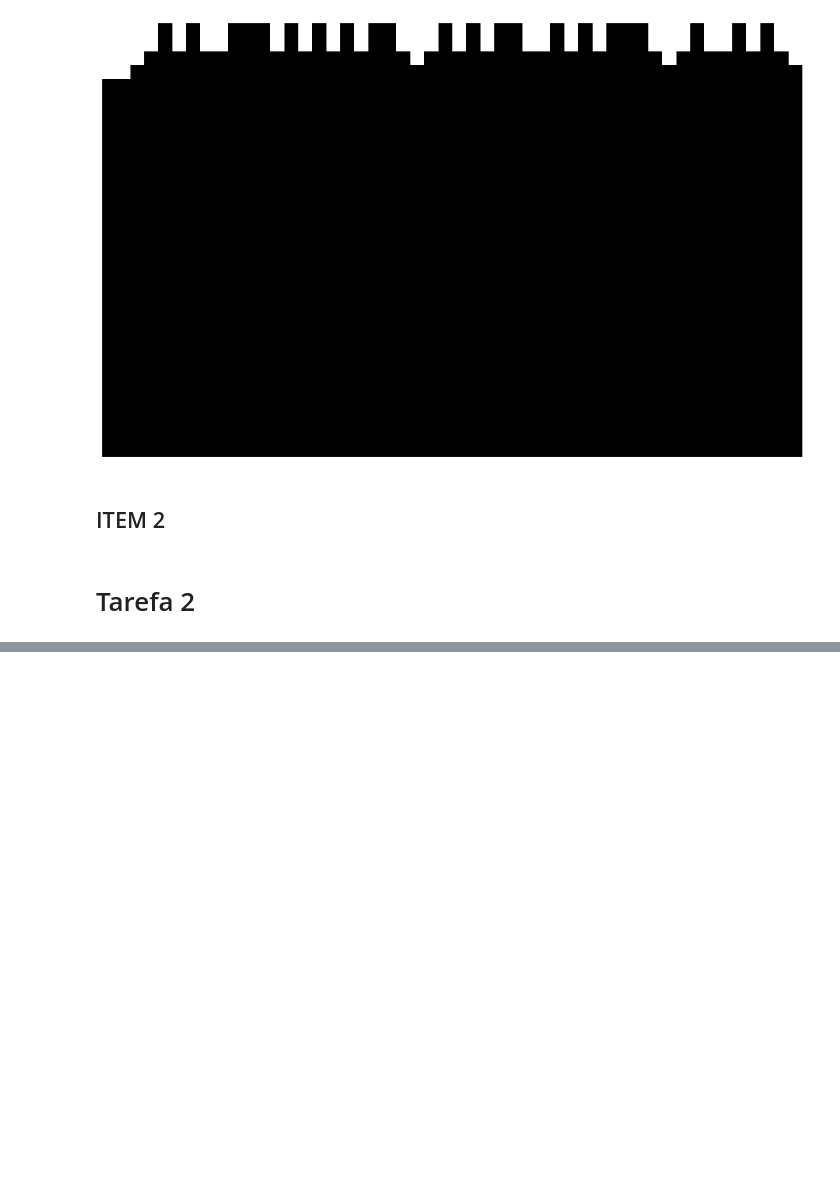
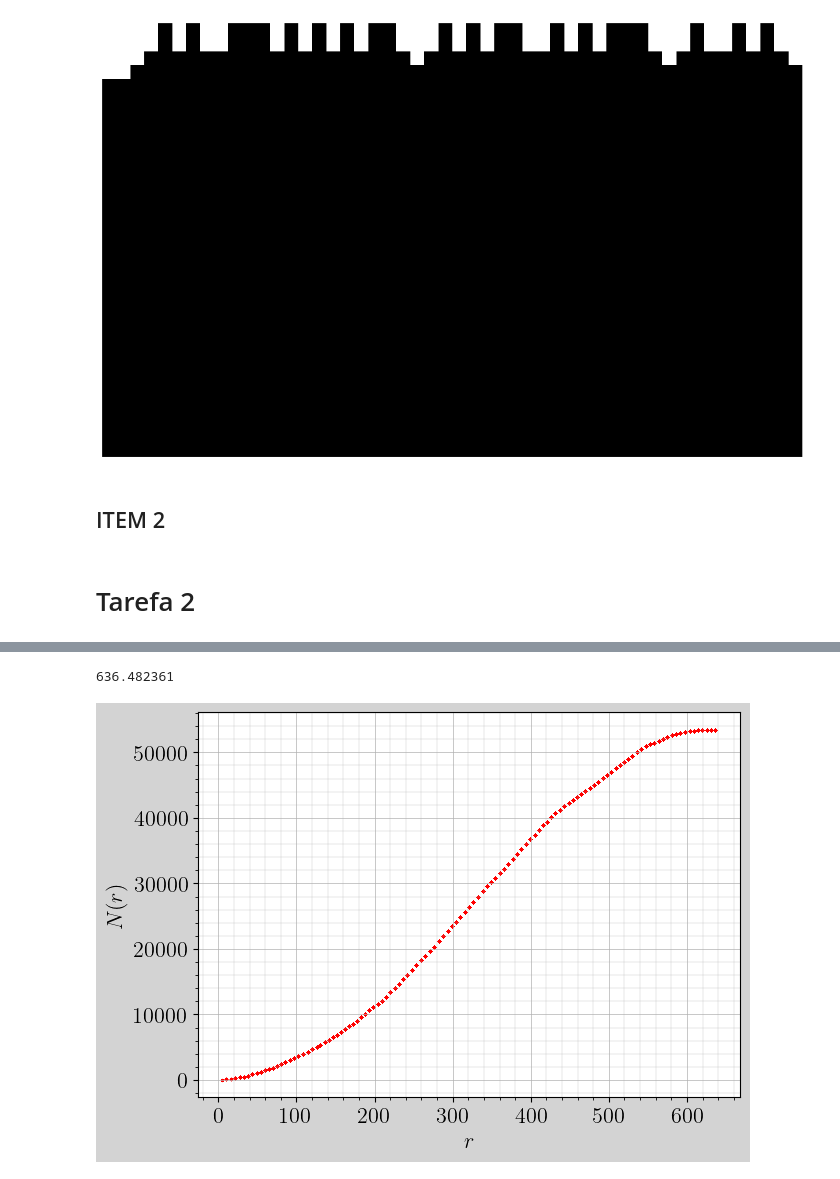
Before and after one commit to jeftersantiago/mec_estat_comp, a Jupyter notebook: projeto4/src/Graficos - Projeto 4.ipynb, the cells around one changed output, grey strips where cells are left out. Saved outputs shown, nothing was run; the diff lists cells and outputs as text; code cells hidden in the pictures; blank space fills up the shorter version.

```diff
--- a/projeto4/src/Graficos - Projeto 4.ipynb
+++ b/projeto4/src/Graficos - Projeto 4.ipynb
@@ -106,0 +117,44 @@ The PostScript backend does not support transparency; partially transparent arti
+# %%
+
+data = np.loadtxt(f_path + str(1) + ".dat")
+
+x = data[:, 0]
+y = data[:, 1]
+r_values = data[:, 2]
+
+print(max(r_values))
+
+max_radius = np.max(r_values)
+
+num_particles_within_radius = np.zeros_like(r_values)
+distances = np.sqrt(x**2 + y**2)
+
+# Loop over each radius
+for i, r in enumerate(r_values):
+    num_particles_within_radius[i] = np.sum(distances <= r)
+
+
+font = {
+        'weight' : 'bold',
+        'size'   : 16}
+plt.rc('text', usetex=True)
+plt.rc('text.latex', preamble=r'\usepackage{amsmath}')
+plt.rc('font', **font)
+
+fig, ax = plt.subplots(1,1, figsize=(7, 5), facecolor = 'lightgrey')
+
+plt.style.use('default')
+
+plt.scatter(r_values, num_particles_within_radius, c="red", s=1.5)
+
+plt.xlabel('$r$')
+plt.ylabel('$N(r)$')
+
+
+ax.grid(which = "major", linewidth = 0.5)
+ax.grid(which = "minor", linewidth = 0.2)
+ax.minorticks_on()
+plt.show()
+# %% [output]
+636.482361
+[figure, added]
```
Also changed, not shown: parts of 3 cells of this notebook, 18 other files.
